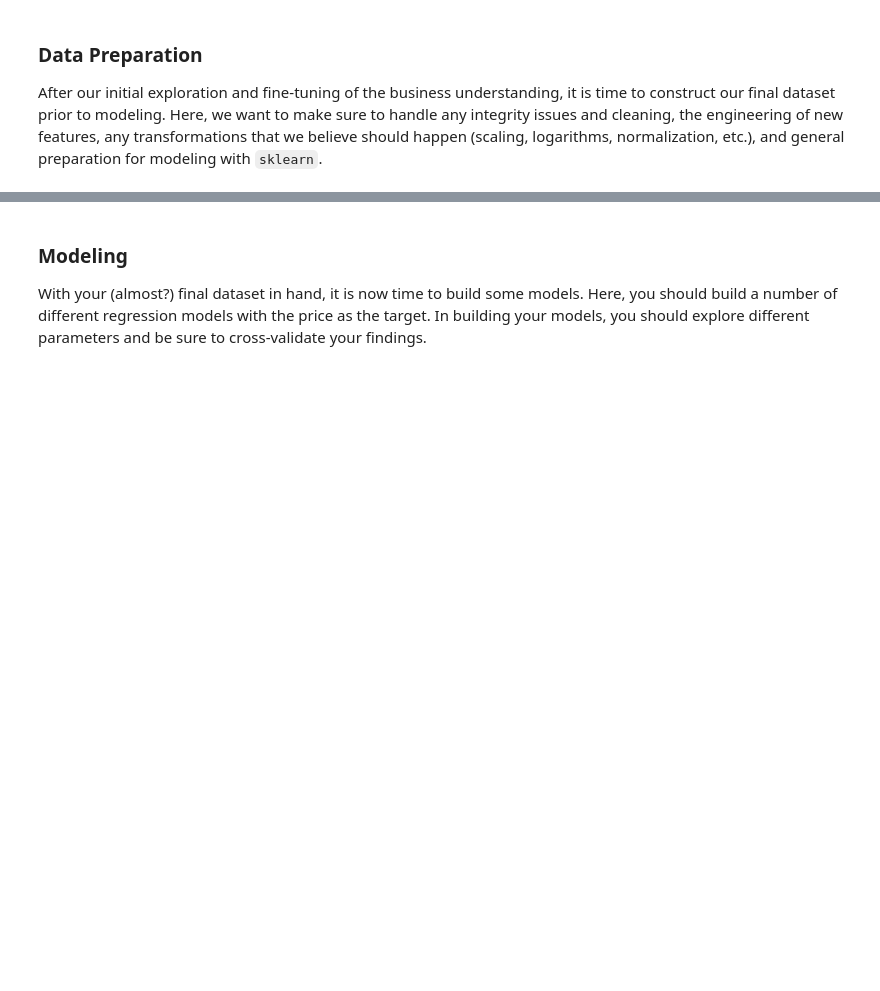
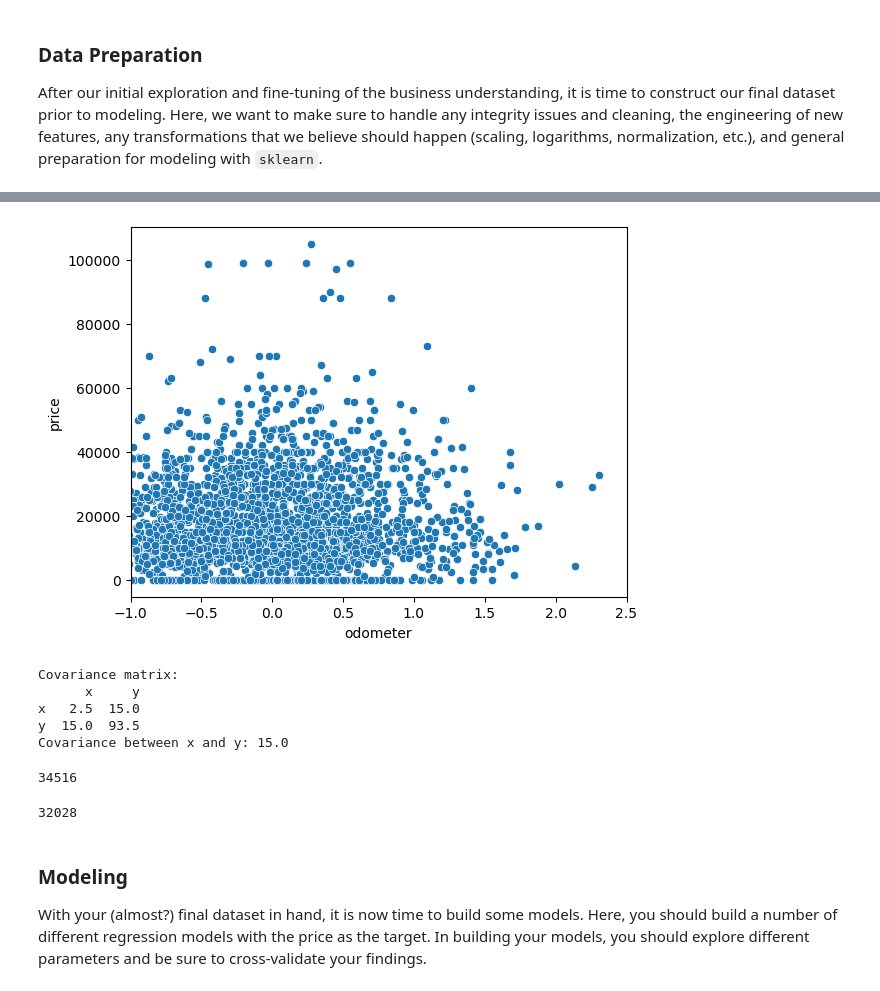
Before and after one commit to mchepuri/car_price_analysis_ml, a Jupyter notebook: prompt_II.ipynb, the cells around one changed output, grey strips where cells are left out. Drawn from its saved outputs; the diff is of its cells as text; code cells hidden in the pictures; blank space fills up the shorter version.

```diff
--- a/prompt_II.ipynb
+++ b/prompt_II.ipynb
@@ -52,3 +47,55 @@ sns.scatterplot(x='odometer',y='price', data=df)
+# %%
+scaler = StandardScaler()
+df_odo_scaled = pd.DataFrame(scaler.fit_transform(df[['odometer']]), columns=['odometer'])
+df_scaled = pd.concat([df[['price']],df_odo_scaled],axis='columns')
+
+ax=sns.scatterplot(x='odometer',y='price', data=df_scaled)
+# Set the y-axis to a logarithmic scale
+plt.xlim(-1.0, 2.5)
+plt.show()
+# %% [output]
+[figure, added]
+# %%
+random_df=pd.DataFrame({'x':[1,2,3,4,5],'y':[1,4,9,16,25]})
+# Calculate the covariance matrix
+covariance_matrix = random_df.cov()
+
+# Print the result
+print("Covariance matrix:")
+print(covariance_matrix)
+
+# Select the covariance value for x and y
+covariance_xy = covariance_matrix.loc['x', 'y']
+
+print(f"Covariance between x and y: {covariance_xy}")
+# %% [output]
+Covariance matrix:
+      x     y
+x   2.5  15.0
+y  15.0  93.5
+Covariance between x and y: 15.0
+# %%
+iqr = ''
+
+###BEGIN SOLUTION
+
+first_quartile = df_scaled['odometer'].quantile(.25)
+third_quartile = df_scaled['odometer'].quantile(.75)
+iqr = third_quartile - first_quartile
+lower = first_quartile - 1.5*iqr
+upper = third_quartile + 1.5*iqr
+
+outliers_filtered = df_scaled.loc[(df_scaled['odometer']>lower) & (df_scaled['odometer']<upper)]
+print(len(outliers_filtered))
+# count in salaries_no_outlier 34516
+# while count in original df is 34868. So we managed to remove 350 outliers.
+# %% [output]
+34516
+# %%
+price_null_rows=outliers_filtered[outliers_filtered['price'].isnull()]
+print(len(price_null_rows))
+# %% [output]
+32028
 # %% [markdown]
 ### Modeling
 
```
Also changed, not shown: parts of 4 cells of this notebook.
